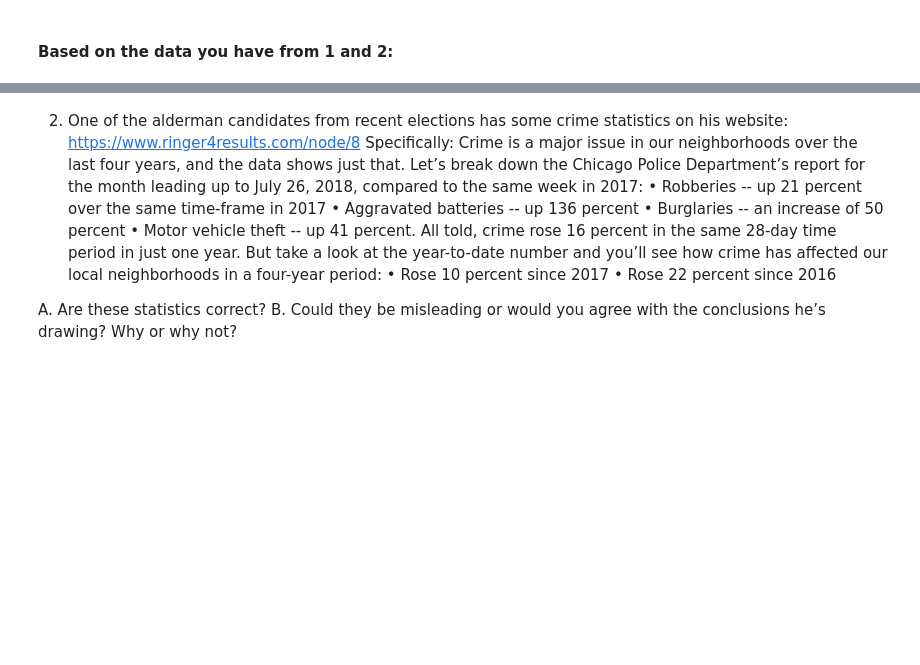
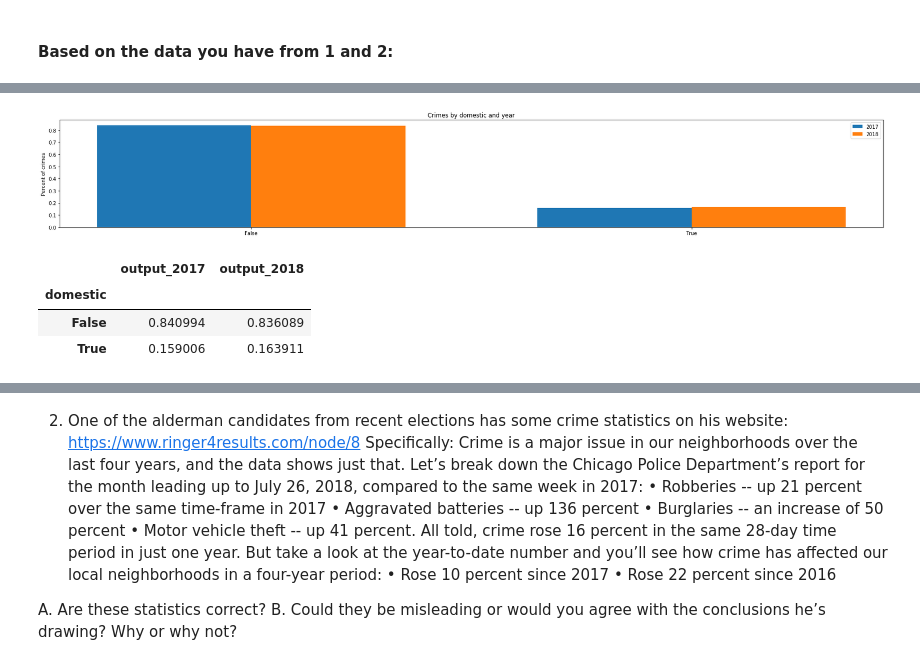
Before and after one commit to chankrista/mlforpublicpolicy, a Jupyter notebook: Assignment 1.ipynb, the cells around one changed output, grey strips where cells are left out. Cells and saved outputs as stored; diff of their text form; code cells hidden in the pictures; blank space fills up the shorter version.

```diff
--- a/Assignment 1.ipynb
+++ b/Assignment 1.ipynb
@@ -356,0 +424,8 @@ There is no clear correlation between median household income and percent white
+# %%
+annual_trend('domestic', crime_df, count=False)
+# %% [output]
+[figure, added]
+|  | output_2017 | output_2018 |
+| domestic |  |  |
+| False | 0.840994 | 0.836089 |
+| True | 0.159006 | 0.163911 |
```
Also changed, not shown: parts of 30 cells of this notebook.
